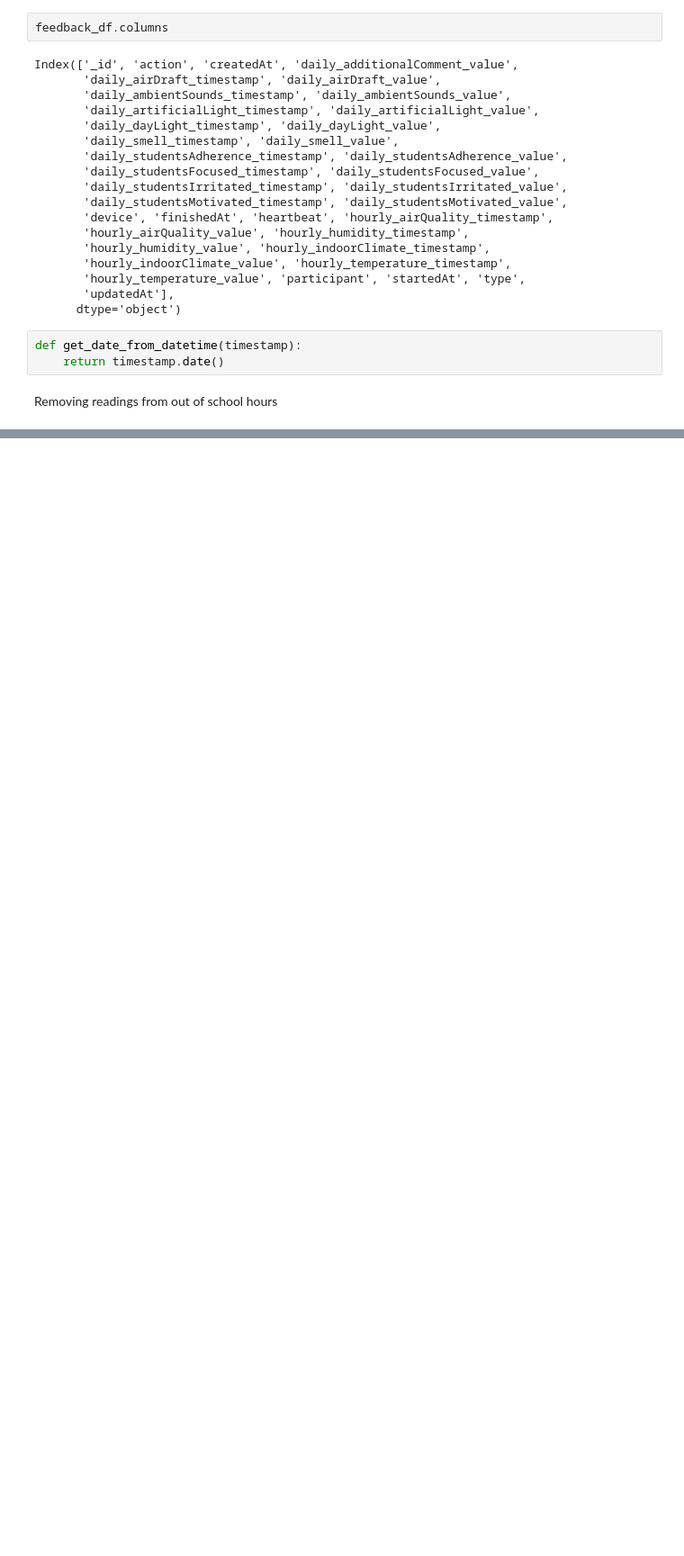
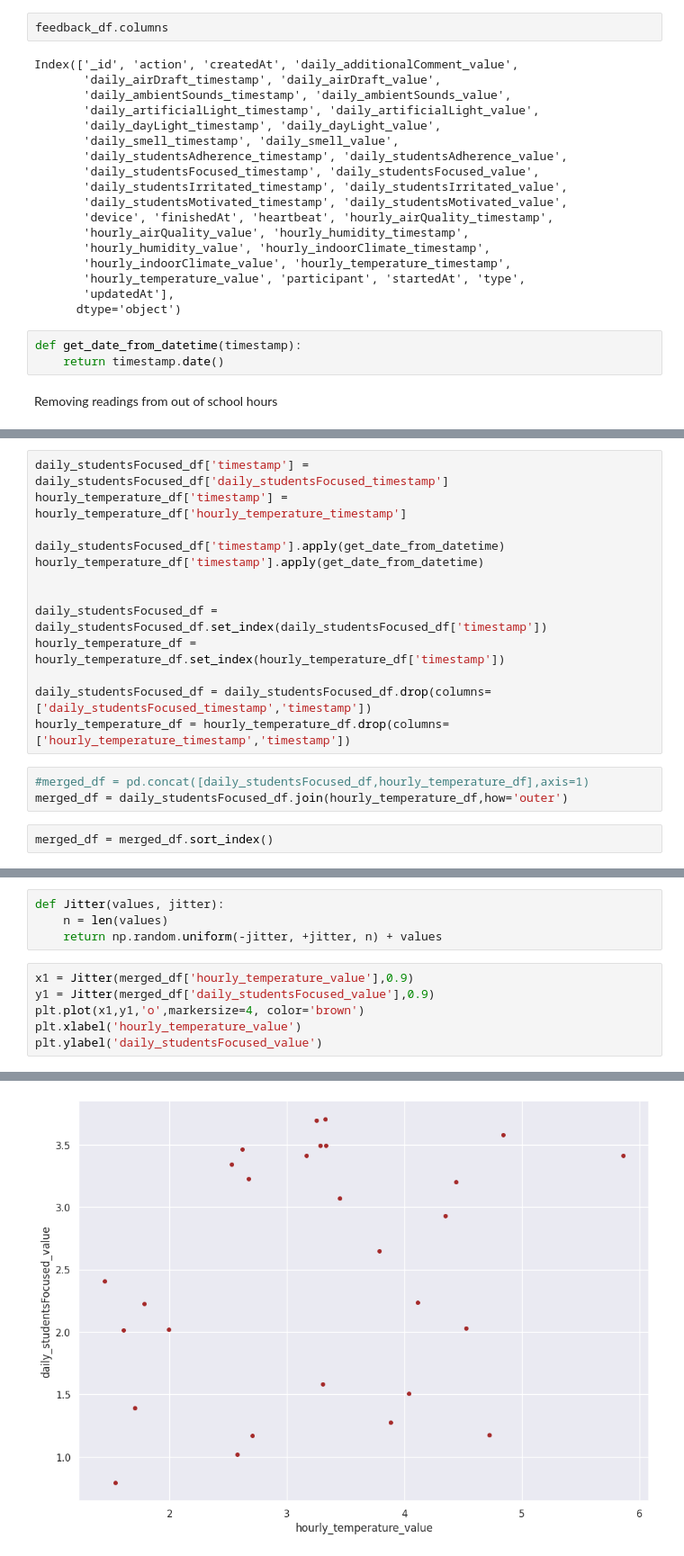
Before and after one commit to tug-cps/SchoolFeedback, a Jupyter notebook: notebooks/aligning_daily_hourly_data.ipynb, the cells around one changed output, grey strips where cells are left out. Shown at 90% size. Saved outputs shown, nothing was run; the diff lists cells and outputs as text; blank space fills up the shorter version.

Commit message:
merged dataframes

```diff
--- a/notebooks/test.ipynb
+++ b/notebooks/aligning_daily_hourly_data.ipynb
@@ -110,0 +116,18 @@ hourly_temperature_df['hourly_temperature_timestamp'] = hourly_temperature_df['h
+# %%
+daily_studentsFocused_df['timestamp'] = daily_studentsFocused_df['daily_studentsFocused_timestamp']
+hourly_temperature_df['timestamp'] = hourly_temperature_df['hourly_temperature_timestamp']
+
+daily_studentsFocused_df['timestamp'].apply(get_date_from_datetime)
+hourly_temperature_df['timestamp'].apply(get_date_from_datetime)
+
+
+daily_studentsFocused_df = daily_studentsFocused_df.set_index(daily_studentsFocused_df['timestamp'])
+hourly_temperature_df = hourly_temperature_df.set_index(hourly_temperature_df['timestamp'])
+
+daily_studentsFocused_df = daily_studentsFocused_df.drop(columns=['daily_studentsFocused_timestamp','timestamp'])
+hourly_temperature_df = hourly_temperature_df.drop(columns=['hourly_temperature_timestamp','timestamp'])
+# %%
+#merged_df = pd.concat([daily_studentsFocused_df,hourly_temperature_df],axis=1)
+merged_df = daily_studentsFocused_df.join(hourly_temperature_df,how='outer')
+# %%
+merged_df = merged_df.sort_index()
@@ -110,0 +155,11 @@ hourly_temperature_df['hourly_temperature_timestamp'] = hourly_temperature_df['h
+# %%
+def Jitter(values, jitter):
+    n = len(values)
+    return np.random.uniform(-jitter, +jitter, n) + values
+# %%
+x1 = Jitter(merged_df['hourly_temperature_value'],0.9)
+y1 = Jitter(merged_df['daily_studentsFocused_value'],0.9)
+plt.plot(x1,y1,'o',markersize=4, color='brown')
+plt.xlabel('hourly_temperature_value')
+plt.ylabel('daily_studentsFocused_value')
+# %% [output]
@@ -110,0 +167 @@ hourly_temperature_df['hourly_temperature_timestamp'] = hourly_temperature_df['h
+[figure, added]
```
Also changed, not shown: parts of 7 cells of this notebook.
